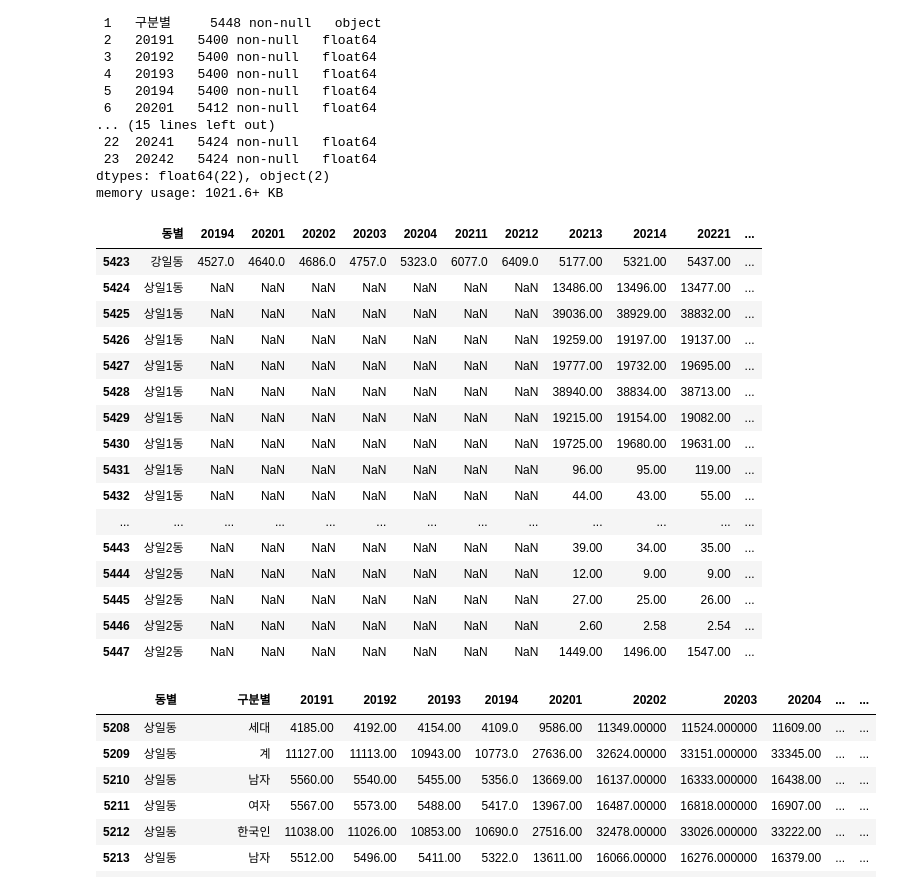
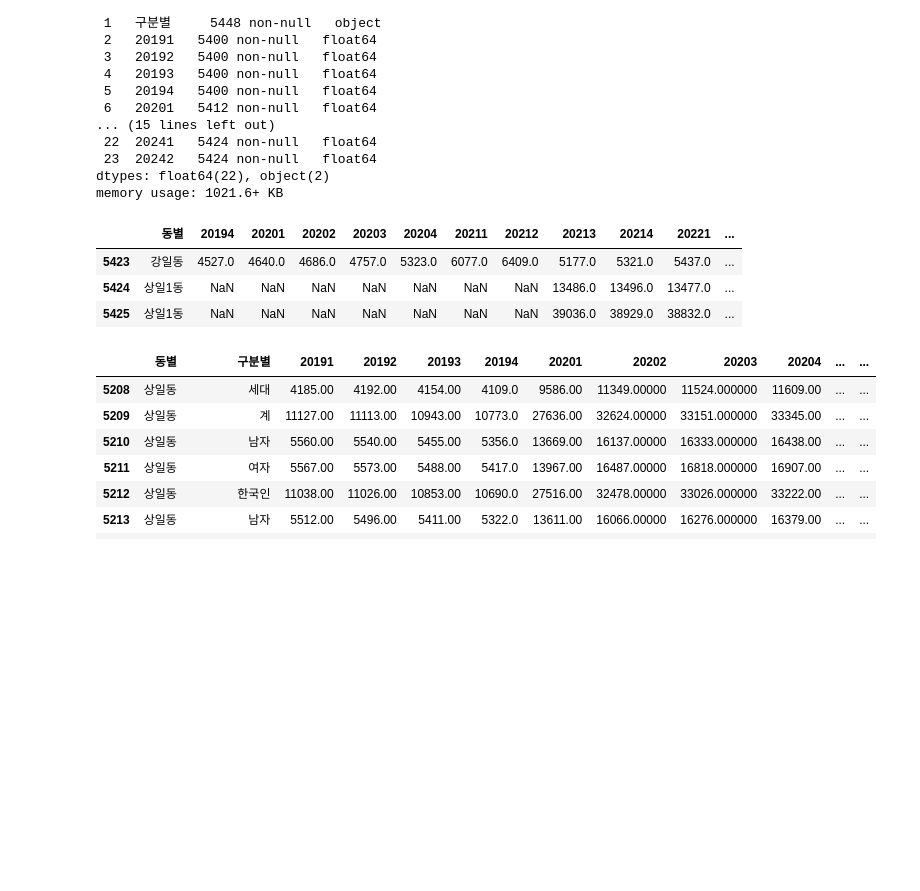
Before and after one commit to icehotcocoa/apt-project, a Jupyter notebook: oos/data/거주인구/서울시 거주인구 (동,분기).ipynb, the cells around one changed output. Cells and saved outputs as stored; diff of their text form; code cells hidden in the pictures; blank space fills up the shorter version.

```diff
--- a/oos/data/거주인구/서울시 거주인구 (동,분기).ipynb
+++ b/oos/data/거주인구/서울시 거주인구 (동,분기).ipynb
@@ -75,25 +75,12 @@ Data columns (total 24 columns):
 dtypes: float64(22), object(2)
 memory usage: 1021.6+ KB
 # %%
-data2.iloc[5423:, [0] + list(range(5, data2.shape[1]))]
+data2.iloc[5423:, [0] + list(range(5, data2.shape[1]))][:3]
 # %% [output]
 |  | 동별 | 20194 | 20201 | 20202 | 20203 | 20204 | 20211 | 20212 | 20213 | 20214 | 20221 | ... |
-| 5423 | 강일동 | 4527.0 | 4640.0 | 4686.0 | 4757.0 | 5323.0 | 6077.0 | 6409.0 | 5177.00 | 5321.00 | 5437.00 | ... |
-| 5424 | 상일1동 | NaN | NaN | NaN | NaN | NaN | NaN | NaN | 13486.00 | 13496.00 | 13477.00 | ... |
-| 5425 | 상일1동 | NaN | NaN | NaN | NaN | NaN | NaN | NaN | 39036.00 | 38929.00 | 38832.00 | ... |
-| 5426 | 상일1동 | NaN | NaN | NaN | NaN | NaN | NaN | NaN | 19259.00 | 19197.00 | 19137.00 | ... |
-| 5427 | 상일1동 | NaN | NaN | NaN | NaN | NaN | NaN | NaN | 19777.00 | 19732.00 | 19695.00 | ... |
-| 5428 | 상일1동 | NaN | NaN | NaN | NaN | NaN | NaN | NaN | 38940.00 | 38834.00 | 38713.00 | ... |
-| 5429 | 상일1동 | NaN | NaN | NaN | NaN | NaN | NaN | NaN | 19215.00 | 19154.00 | 19082.00 | ... |
-| 5430 | 상일1동 | NaN | NaN | NaN | NaN | NaN | NaN | NaN | 19725.00 | 19680.00 | 19631.00 | ... |
-| 5431 | 상일1동 | NaN | NaN | NaN | NaN | NaN | NaN | NaN | 96.00 | 95.00 | 119.00 | ... |
-| 5432 | 상일1동 | NaN | NaN | NaN | NaN | NaN | NaN | NaN | 44.00 | 43.00 | 55.00 | ... |
-| ... | ... | ... | ... | ... | ... | ... | ... | ... | ... | ... | ... | ... |
-| 5443 | 상일2동 | NaN | NaN | NaN | NaN | NaN | NaN | NaN | 39.00 | 34.00 | 35.00 | ... |
-| 5444 | 상일2동 | NaN | NaN | NaN | NaN | NaN | NaN | NaN | 12.00 | 9.00 | 9.00 | ... |
-| 5445 | 상일2동 | NaN | NaN | NaN | NaN | NaN | NaN | NaN | 27.00 | 25.00 | 26.00 | ... |
-| 5446 | 상일2동 | NaN | NaN | NaN | NaN | NaN | NaN | NaN | 2.60 | 2.58 | 2.54 | ... |
-| 5447 | 상일2동 | NaN | NaN | NaN | NaN | NaN | NaN | NaN | 1449.00 | 1496.00 | 1547.00 | ... |
+| 5423 | 강일동 | 4527.0 | 4640.0 | 4686.0 | 4757.0 | 5323.0 | 6077.0 | 6409.0 | 5177.0 | 5321.0 | 5437.0 | ... |
+| 5424 | 상일1동 | NaN | NaN | NaN | NaN | NaN | NaN | NaN | 13486.0 | 13496.0 | 13477.0 | ... |
+| 5425 | 상일1동 | NaN | NaN | NaN | NaN | NaN | NaN | NaN | 39036.0 | 38929.0 | 38832.0 | ... |
 # %%
 data2[data2['동별'] == '상일동']
 # %% [output]
```
Also changed, not shown: parts of 6 cells of this notebook, 8 other files.
